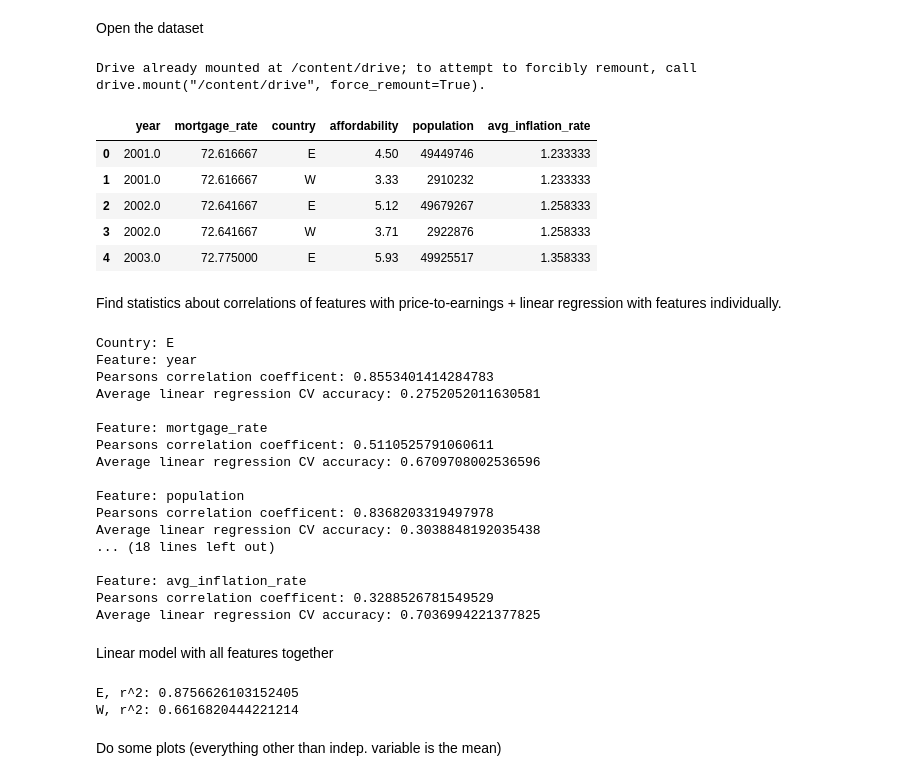
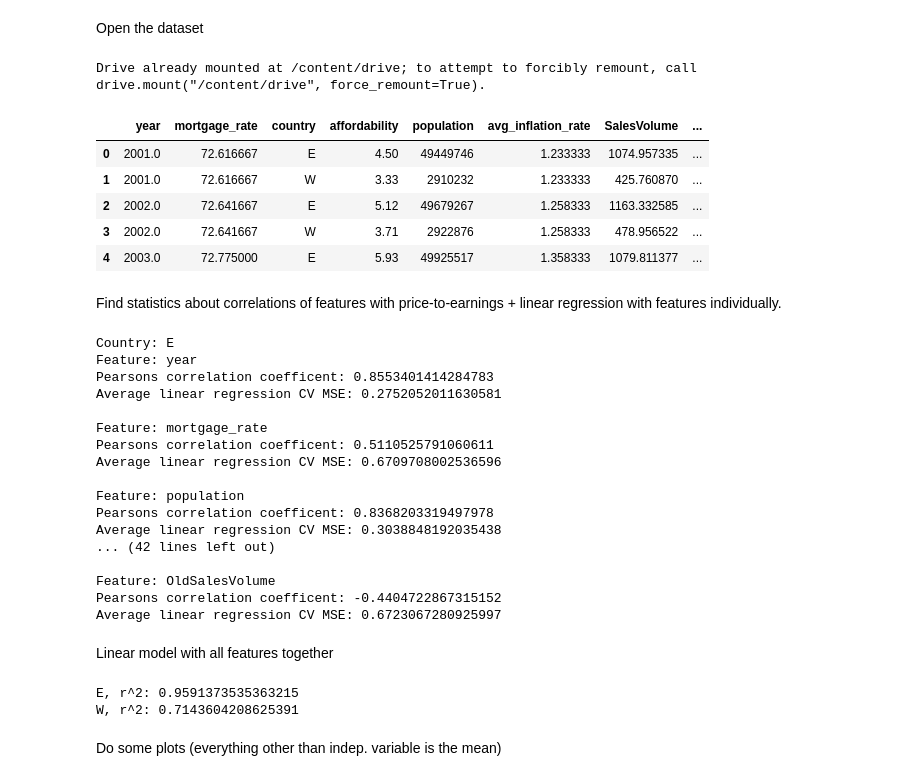
Before and after one commit to qa21336/HousingStatisticsAnalysis-, a Jupyter notebook: Merged_Data_Feature_Evaluation.ipynb, the cells around one changed output. Cells and saved outputs as stored; diff of their text form; code cells hidden in the pictures.

```diff
--- a/Merged_Data_Feature_Evaluation.ipynb
+++ b/Merged_Data_Feature_Evaluation.ipynb
@@ -7,20 +7,20 @@ Open the dataset
 # %%
 import pandas as pd
 from google.colab import drive
 drive.mount('/content/drive')
 
-df = pd.read_csv("/content/drive/MyDrive/ADS Datasets/mergedDataV1.csv")
+df = pd.read_csv("/content/drive/MyDrive/ADS Datasets/mergedDataV1.1.csv")
 
 df = df.drop("Unnamed: 0", axis=1)
 df.head()
 # %% [output]
 Drive already mounted at /content/drive; to attempt to forcibly remount, call drive.mount("/content/drive", force_remount=True).
-|  | year | mortgage_rate | country | affordability | population | avg_inflation_rate |
-| 0 | 2001.0 | 72.616667 | E | 4.50 | 49449746 | 1.233333 |
-| 1 | 2001.0 | 72.616667 | W | 3.33 | 2910232 | 1.233333 |
-| 2 | 2002.0 | 72.641667 | E | 5.12 | 49679267 | 1.258333 |
-| 3 | 2002.0 | 72.641667 | W | 3.71 | 2922876 | 1.258333 |
-| 4 | 2003.0 | 72.775000 | E | 5.93 | 49925517 | 1.358333 |
+|  | year | mortgage_rate | country | affordability | population | avg_inflation_rate | SalesVolume | ... |
+| 0 | 2001.0 | 72.616667 | E | 4.50 | 49449746 | 1.233333 | 1074.957335 | ... |
+| 1 | 2001.0 | 72.616667 | W | 3.33 | 2910232 | 1.233333 | 425.760870 | ... |
+| 2 | 2002.0 | 72.641667 | E | 5.12 | 49679267 | 1.258333 | 1163.332585 | ... |
+| 3 | 2002.0 | 72.641667 | W | 3.71 | 2922876 | 1.258333 | 478.956522 | ... |
+| 4 | 2003.0 | 72.775000 | E | 5.93 | 49925517 | 1.358333 | 1079.811377 | ... |
 # %% [markdown]
 Find statistics about correlations of features with price-to-earnings + linear regression with features individually.
 # %%
@@ -52,27 +52,27 @@ for country in countries:
 
         print("Feature: "+col)
         print("Pearsons correlation coefficent: "+str(r_regression(colData, affordData)[0]))
-        print("Average linear regression CV accuracy: "+str(-1 * np.mean(scores)))
+        print("Average linear regression CV MSE: "+str(-1 * np.mean(scores)))
         print()
     print()
 # %% [output]
 Country: E
 Feature: year
 Pearsons correlation coefficent: 0.8553401414284783
-Average linear regression CV accuracy: 0.2752052011630581
+Average linear regression CV MSE: 0.2752052011630581
 
 Feature: mortgage_rate
 Pearsons correlation coefficent: 0.5110525791060611
-Average linear regression CV accuracy: 0.6709708002536596
+Average linear regression CV MSE: 0.6709708002536596
 
 Feature: population
 Pearsons correlation coefficent: 0.8368203319497978
-Average linear regression CV accuracy: 0.3038848192035438
-... (18 lines left out)
+Average linear regression CV MSE: 0.3038848192035438
+... (42 lines left out)
 
-Feature: avg_inflation_rate
-Pearsons correlation coefficent: 0.3288526781549529
-Average linear regression CV accuracy: 0.7036994221377825
+Feature: OldSalesVolume
+Pearsons correlation coefficent: -0.4404722867315152
+Average linear regression CV MSE: 0.6723067280925997
 # %% [markdown]
 Linear model with all features together
 # %%
@@ -86,8 +86,8 @@ for country in countries:
     lms.append(lm)
     print(country+", r^2: "+str(lm.score(countryXs, countryYs)))
 # %% [output]
-E, r^2: 0.8756626103152405
-W, r^2: 0.6616820444221214
+E, r^2: 0.9591373535363215
+W, r^2: 0.7143604208625391
 # %% [markdown]
 Do some plots (everything other than indep. variable is the mean)
 # %%
```
Also changed, not shown: parts of 10 cells of this notebook.
